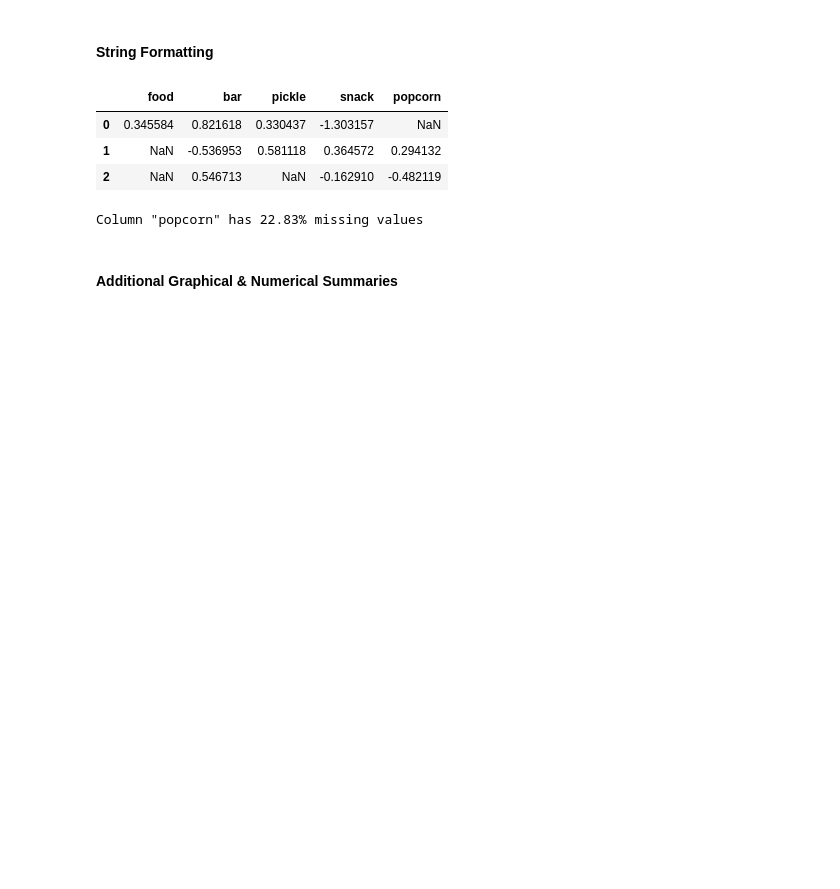
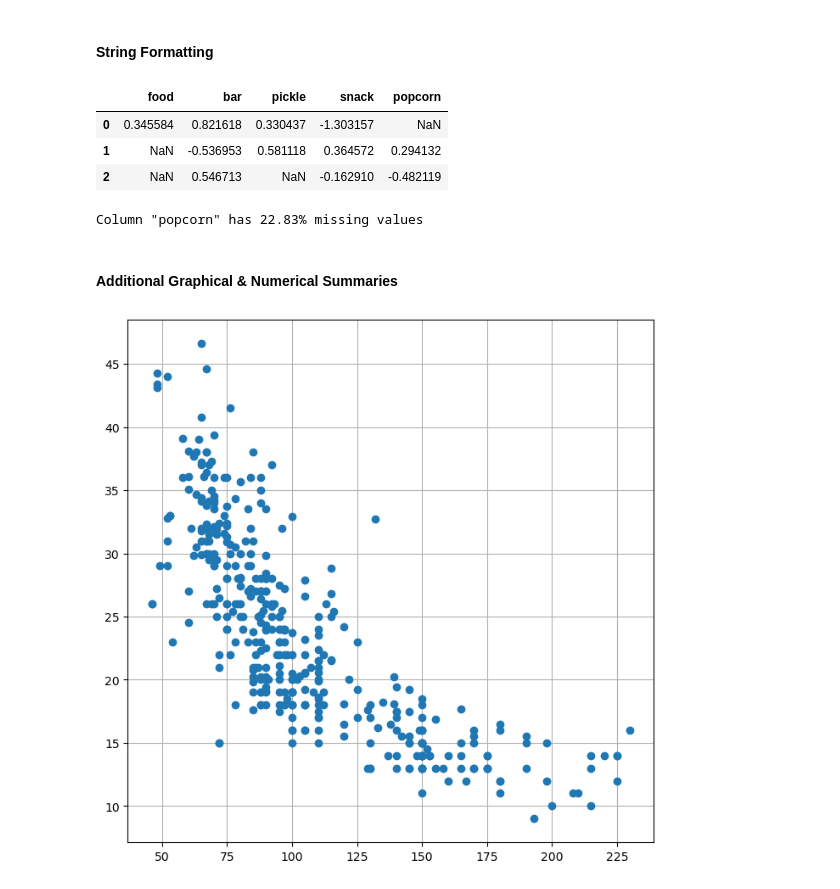
Before and after one commit to joakor89/An-Introduction-to-Statistical-Learning, a Jupyter notebook: chap_02/02_SL.ipynb, the cells around one changed output. Cells and saved outputs as stored; diff of their text form; code cells hidden in the pictures; blank space fills up the shorter version.

Commit message:
Additional Graphical & Numerical Summaries

```diff
--- a/chap_02/02_SL.ipynb
+++ b/chap_02/02_SL.ipynb
@@ -839,0 +843,8 @@ Column "popcorn" has 22.83% missing values
+# %%
+fig , ax = subplots (figsize =(8, 8))
+
+ax.plot(Auto['horsepower'], Auto['mpg'], 'o');
+plt.grid(True)
+plt.show()
+# %% [output]
+[figure, added]
```
Also changed, not shown: parts of 12 cells of this notebook, 1 other file.
